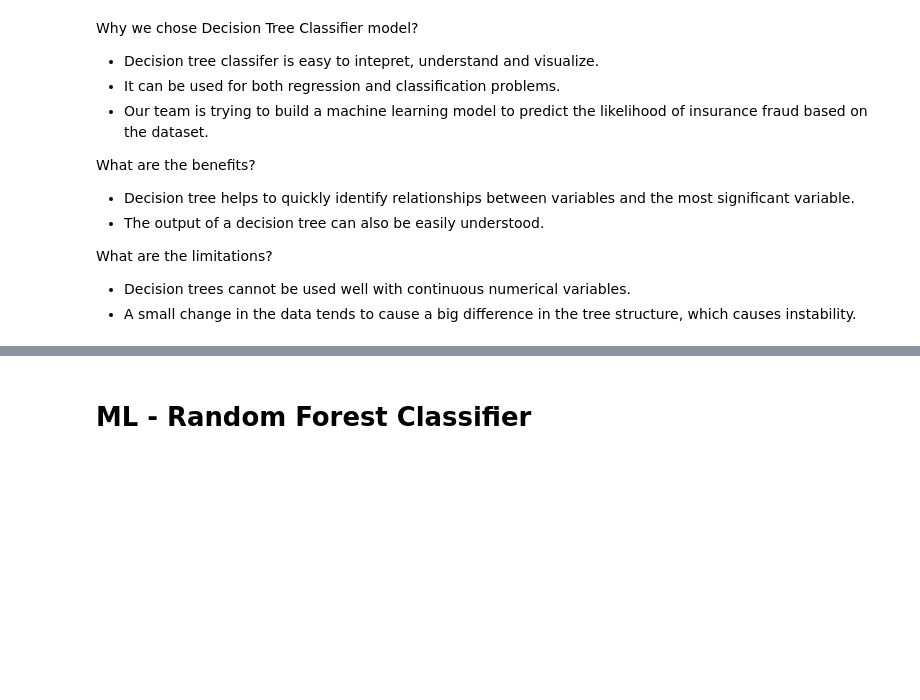
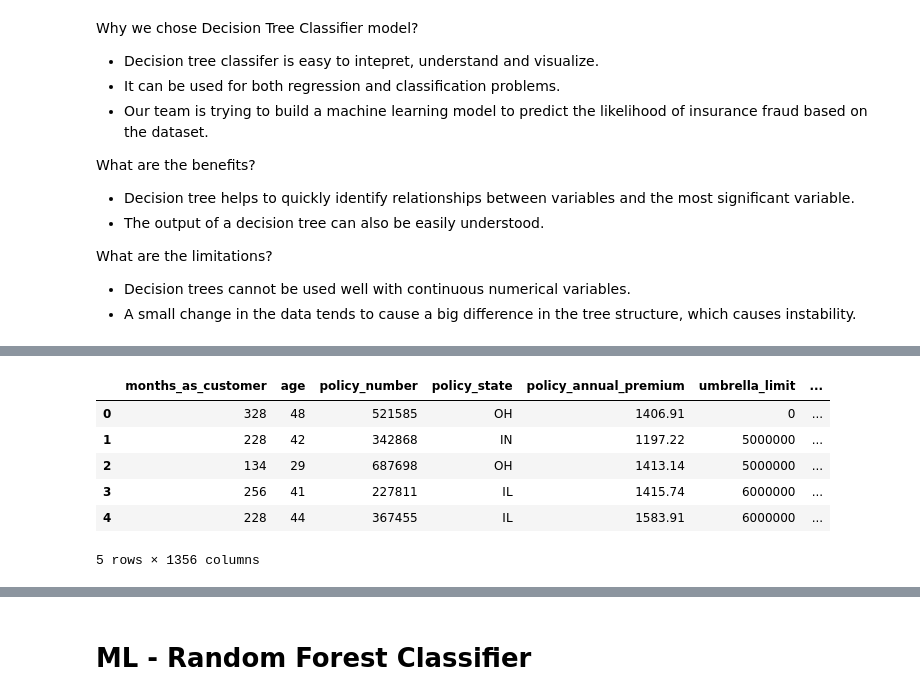
Before and after one commit to GerlechJen/Predicting-Auto-Insurance-Fraud-Claims, a Jupyter notebook: database1.ipynb, the cells around one changed output, grey strips where cells are left out. Saved outputs shown, nothing was run; the diff lists cells and outputs as text; code cells hidden in the pictures; blank space fills up the shorter version.

```diff
--- a/database1.ipynb
+++ b/database1.ipynb
@@ -406,0 +439,15 @@ weighted avg       0.60      0.64      0.62       200
+# %%
+# Generate our categorical variable lists
+application_cat = ['capital-loss',
+ 'capital-gains',
+ 'policy_deductable', 'incident_severity', 'injury_claim', 'police_report_available', 'collision_type']
+# %%
+# Create a OneHotEncoder instance
+enc = OneHotEncoder(sparse=False)
+
+# Fit and transform the OneHotEncoder using the categorical variable list
+encode_df = pd.DataFrame(enc.fit_transform(new_ins_df[application_cat]))
+
+# Add the encoded variable names to the dataframe
+encode_df.columns = enc.get_feature_names(application_cat)
+encode_df.head()
@@ -406,0 +462,13 @@ weighted avg       0.60      0.64      0.62       200
+# %%
+# Merge one-hot encoded features and drop the originals
+df = new_ins_df.merge(encode_df, left_index = True, right_index = True)
+df = df.drop(application_cat, 1)
+df.head()
+# %% [output]
+|  | months_as_customer | age | policy_number | policy_state | policy_annual_premium | umbrella_limit | ... |
+| 0 | 328 | 48 | 521585 | OH | 1406.91 | 0 | ... |
+| 1 | 228 | 42 | 342868 | IN | 1197.22 | 5000000 | ... |
+| 2 | 134 | 29 | 687698 | OH | 1413.14 | 5000000 | ... |
+| 3 | 256 | 41 | 227811 | IL | 1415.74 | 6000000 | ... |
+| 4 | 228 | 44 | 367455 | IL | 1583.91 | 6000000 | ... |
+5 rows × 1356 columns
```
Also changed, not shown: parts of 19 cells of this notebook, 1 other file.
